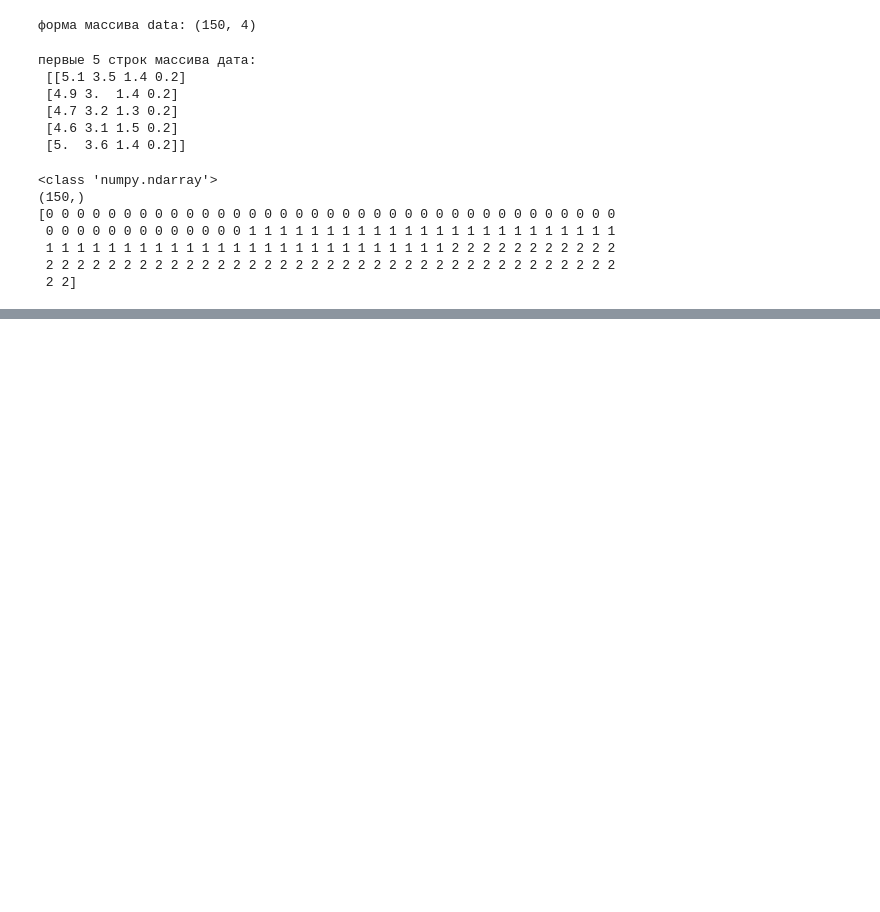
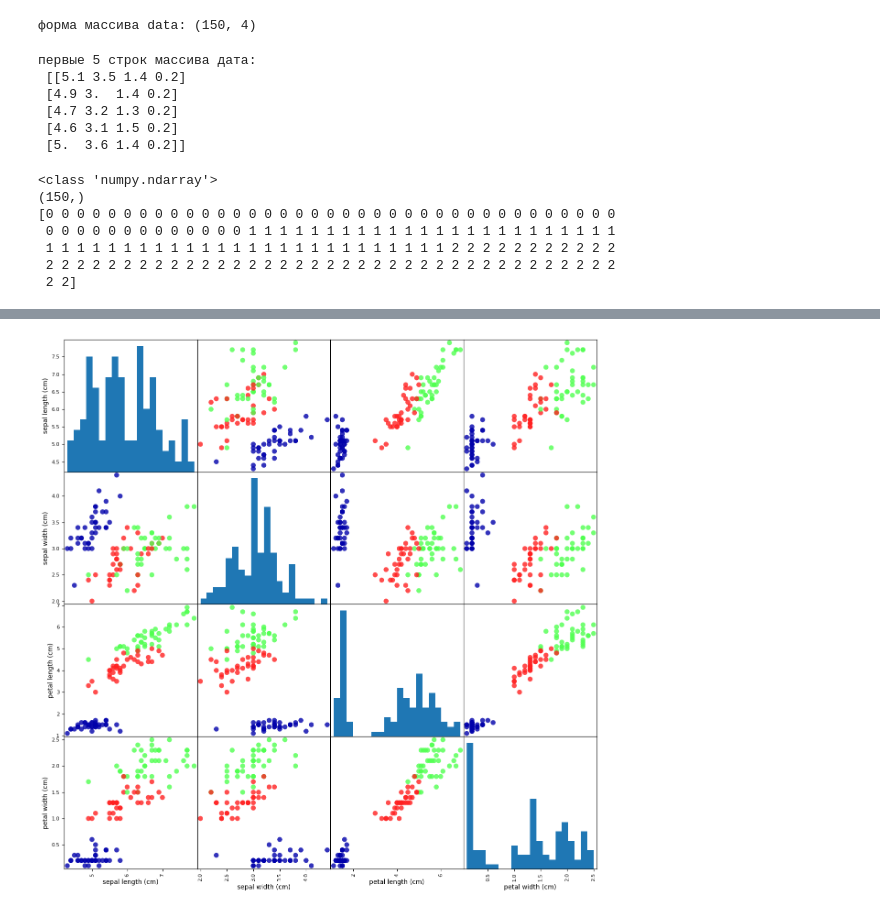
Before and after one commit to edisonc57/exercises, a Jupyter notebook: Классификация_сортов_ириса_.ipynb, the cells around one changed output, grey strips where cells are left out. Drawn from its saved outputs; the diff is of its cells as text; code cells hidden in the pictures; blank space fills up the shorter version.

```diff
--- a/Классификация_сортов_ириса_.ipynb
+++ b/Классификация_сортов_ириса_.ipynb
@@ -145,0 +137,10 @@ print(y_test)
+# %%
+# создаем dataframe из данных в массиве X_train
+# маркируем столбцы, используя строки в iris_dataset.feature_names
+#Al pasar `iris_dataset.feature_names` como argumento para el parámetro `columns`, se asignan estos nombres a las columnas del DataFrame resultante.
+
+iris_dataframe= pd.DataFrame(X_train,columns=iris_dataset.feature_names)
+# создаем матрицу рассеяния из dataframe, цвет точек задаем с помощью y_train
+grr = pd.plotting.scatter_matrix(iris_dataframe, c=y_train, figsize=(15,15), marker="o", hist_kwds={"bins":20}, s=60, alpha=0.8, cmap=mglearn.cm3)
+# %% [output]
+[figure, added]
```
Also changed, not shown: parts of 6 cells of this notebook.
